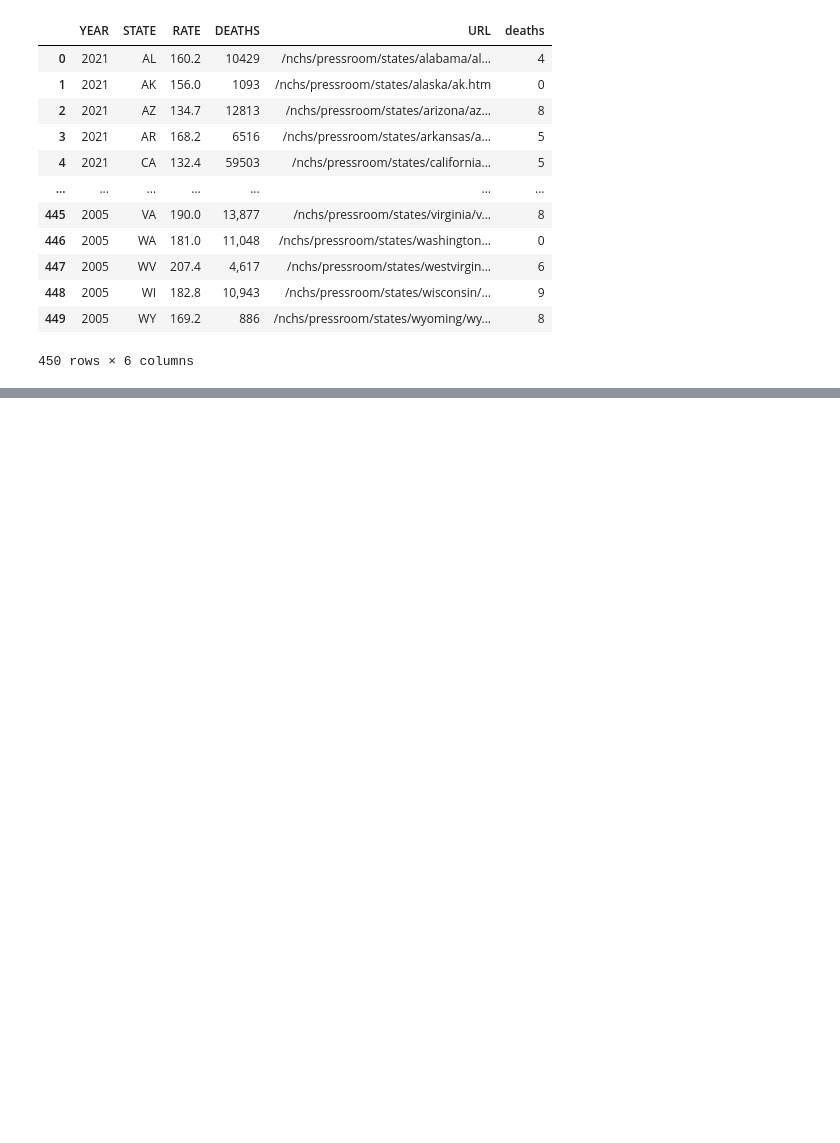
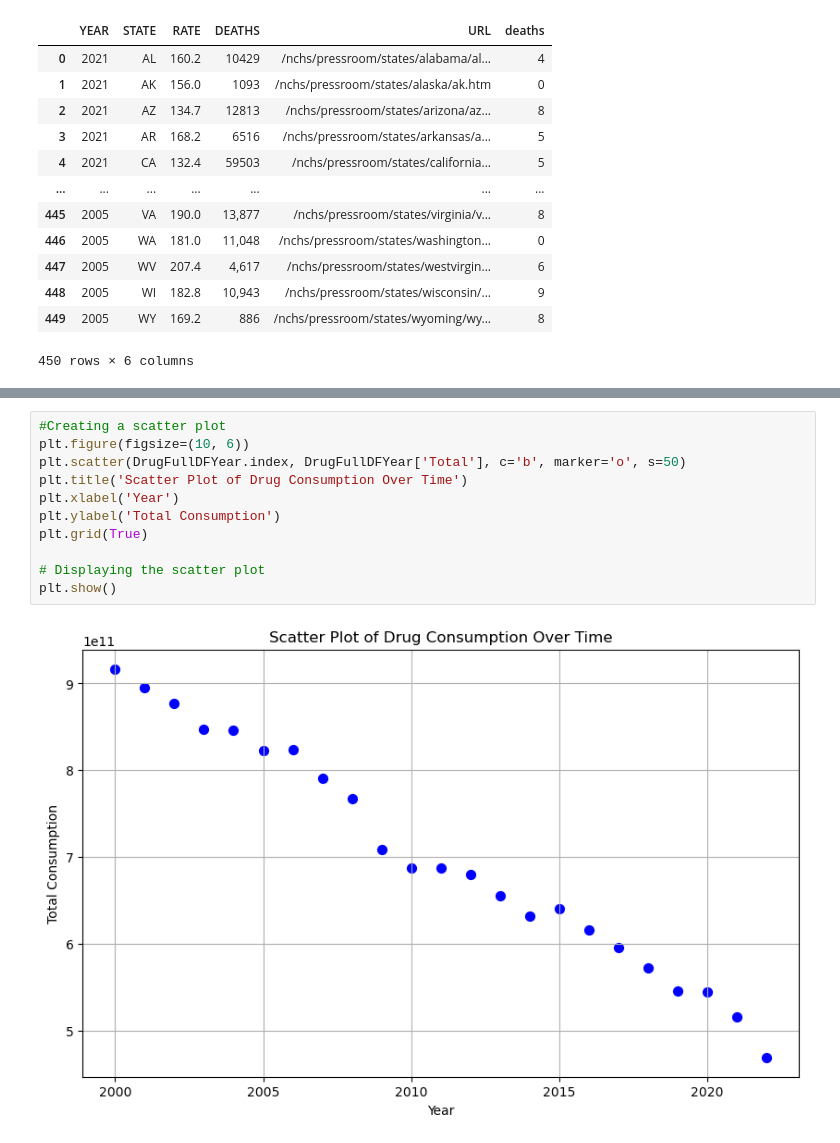
Before and after one commit to AclifftDepaul/Project1Repository, a Jupyter notebook: Untitled Folder/Effect of drugs on Cancer.ipynb, the cells around one changed output, grey strips where cells are left out. Cells and saved outputs as stored; diff of their text form; blank space fills up the shorter version.

```diff
--- a/Untitled Folder/Effect of drugs on Cancer.ipynb
+++ b/Untitled Folder/Effect of drugs on Cancer.ipynb
@@ -96,0 +112,13 @@ CancerRate
+# %%
+#Creating a scatter plot
+plt.figure(figsize=(10, 6))
+plt.scatter(DrugFullDFYear.index, DrugFullDFYear['Total'], c='b', marker='o', s=50)
+plt.title('Scatter Plot of Drug Consumption Over Time')
+plt.xlabel('Year')
+plt.ylabel('Total Consumption')
+plt.grid(True)
+
+# Displaying the scatter plot
+plt.show()
+# %% [output]
+[figure, added]
```
Also changed, not shown: parts of 4 cells of this notebook, 2 other files.
